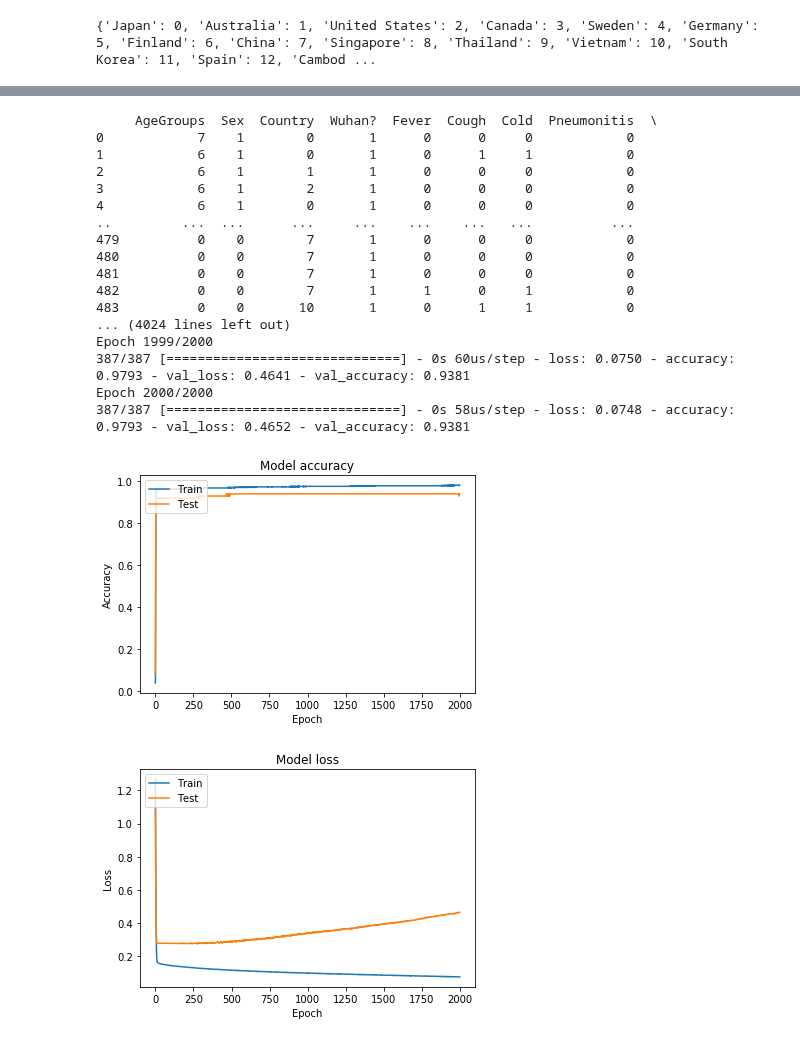
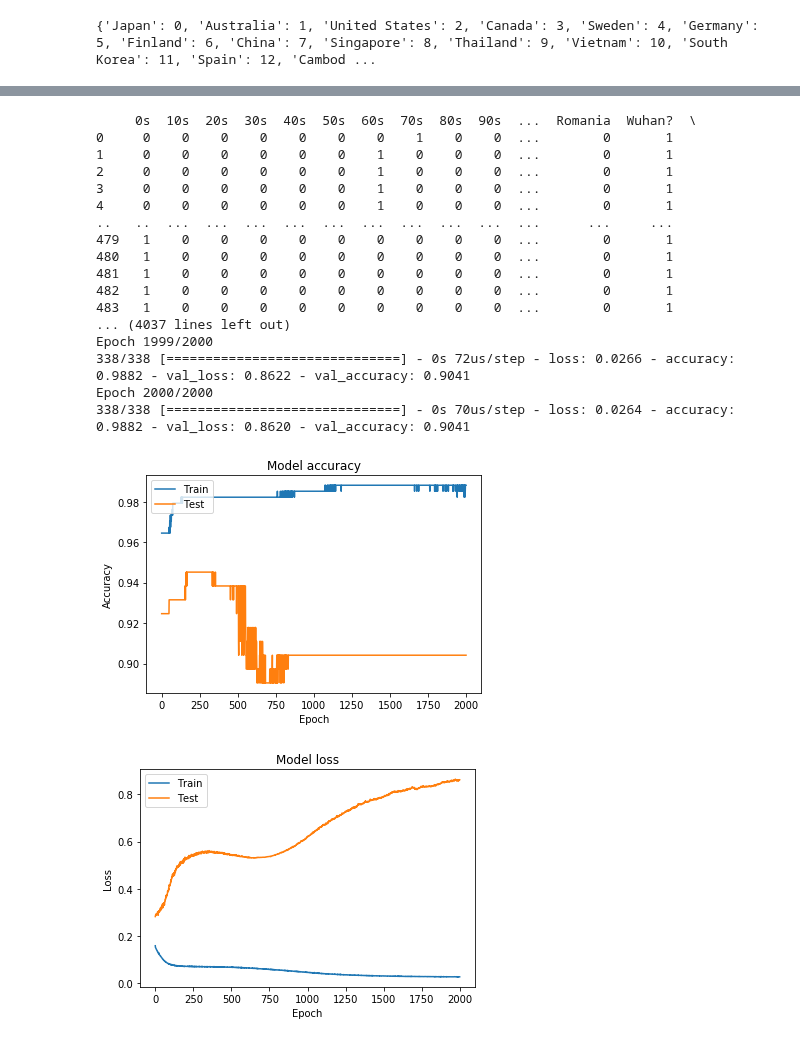
Before and after one commit to github-prathma/Spread_Of_Corona_Virus_Analysis, a Jupyter notebook: PredictionModel/PredictBasedOnConfirmedCase.ipynb, the cells around one changed output, grey strips where cells are left out. Cells and saved outputs as stored; diff of their text form; code cells hidden in the pictures.

Commit message:
Fix error over the Country and Sex, add columns

```diff
--- a/PredictionModel/PredictBasedOnConfirmedCase.ipynb
+++ b/PredictionModel/PredictBasedOnConfirmedCase.ipynb
@@ -182,57 +189,57 @@ print(Y)
 
 def create_model_null():
     model = Sequential()
-    model.add(Dense(24,input_dim = 12, activation = 'sigmoid'))
+    model.add(Dense(144,input_dim = 48, activation = 'sigmoid'))
     model.add(Dense(1,activation = 'sigmoid'))
     return model
 
 
 '''
 Model just with backpropagation
 '''
 def BP(X,Y):
     n = create_model_null()
     n.compile(optimizer = 'rmsprop', loss = 'binary_crossentropy', metrics = ['accuracy'])
-    history = n.fit(X, Y, validation_split=0.2, epochs=2000, batch_size=20, verbose=1, shuffle = True)
+    history = n.fit(X, Y, validation_split=0.3, epochs=2000, batch_size=20, verbose=1, shuffle = True)
     # Plot training & validation accuracy values
     plt.plot(history.history['accuracy'])
     plt.plot(history.history['val_accuracy'])
     plt.title('Model accuracy')
     plt.ylabel('Accuracy')
     plt.xlabel('Epoch')
     plt.legend(['Train', 'Test'], loc='upper left')
     plt.show()
 
     # Plot training & validation loss values
     plt.plot(history.history['loss'])
     plt.plot(history.history['val_loss'])
     plt.title('Model loss')
     plt.ylabel('Loss')
     plt.xlabel('Epoch')
     plt.legend(['Train', 'Test'], loc='upper left')
     plt.show()
 
 BP(X,Y)
 # %% [output]
-     AgeGroups  Sex  Country  Wuhan?  Fever  Cough  Cold  Pneumonitis  \
-0            7    1        0       1      0      0     0            0
-1            6    1        0       1      0      1     1            0
-2            6    1        1       1      0      0     0            0
-3            6    1        2       1      0      0     0            0
-4            6    1        0       1      0      0     0            0
-..         ...  ...      ...     ...    ...    ...   ...          ...
-479          0    0        7       1      0      0     0            0
-480          0    0        7       1      0      0     0            0
-481          0    0        7       1      0      0     0            0
-482          0    0        7       1      1      0     1            0
-483          0    0       10       1      0      1     1            0
-... (4024 lines left out)
+     0s  10s  20s  30s  40s  50s  60s  70s  80s  90s  ...  Romania  Wuhan?  \
+0     0    0    0    0    0    0    0    1    0    0  ...        0       1
+1     0    0    0    0    0    0    1    0    0    0  ...        0       1
+2     0    0    0    0    0    0    1    0    0    0  ...        0       1
+3     0    0    0    0    0    0    1    0    0    0  ...        0       1
+4     0    0    0    0    0    0    1    0    0    0  ...        0       1
+..   ..  ...  ...  ...  ...  ...  ...  ...  ...  ...  ...      ...     ...
+479   1    0    0    0    0    0    0    0    0    0  ...        0       1
+480   1    0    0    0    0    0    0    0    0    0  ...        0       1
+481   1    0    0    0    0    0    0    0    0    0  ...        0       1
+482   1    0    0    0    0    0    0    0    0    0  ...        0       1
+483   1    0    0    0    0    0    0    0    0    0  ...        0       1
+... (4037 lines left out)
 Epoch 1999/2000
-387/387 [==============================] - 0s 60us/step - loss: 0.0750 - accuracy: 0.9793 - val_loss: 0.4641 - val_accuracy: 0.9381
+338/338 [==============================] - 0s 72us/step - loss: 0.0266 - accuracy: 0.9882 - val_loss: 0.8622 - val_accuracy: 0.9041
 Epoch 2000/2000
-387/387 [==============================] - 0s 58us/step - loss: 0.0748 - accuracy: 0.9793 - val_loss: 0.4652 - val_accuracy: 0.9381
+338/338 [==============================] - 0s 70us/step - loss: 0.0264 - accuracy: 0.9882 - val_loss: 0.8620 - val_accuracy: 0.9041
-[figure, old version]
+[figure, new version]
-[figure, old version]
+[figure, new version]
 # %%
 from sklearn.tree import DecisionTreeClassifier # Import Decision Tree Classifier
 from sklearn.model_selection import train_test_split # Import train_test_split function
```
Also changed, not shown: parts of 4 cells of this notebook, 1 other file.
